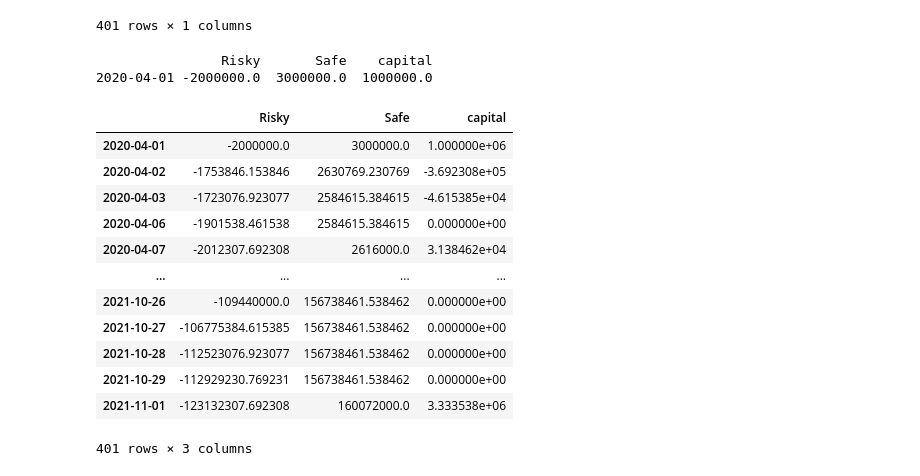
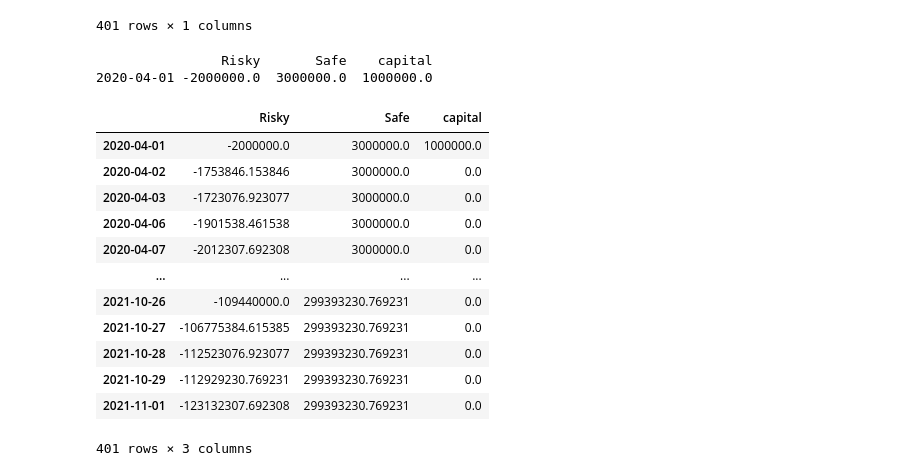
Before and after one commit to amoreira2/Lectures, a Jupyter notebook: chapters/Finance/LeverageandShorting.ipynb, the cells around one changed output. Drawn from its saved outputs; the diff is of its cells as text; code cells hidden in the pictures.

```diff
--- a/chapters/Finance/LeverageandShorting.ipynb
+++ b/chapters/Finance/LeverageandShorting.ipynb
@@ -181,7 +181,7 @@ val=1_000_000 # inital portfolio value
 
 rl=0.01/252 #borrowing spread
 m_initial=0.5 # Initial margin
-m_maintenance=0.3 # maintenance/minimum margin
+m_maintenance=0.4 # maintenance/minimum margin
 pos_RiskyAsset=1/m_initial*val
 pos_SafeAsset=val-pos_RiskyAsset
 
@@ -204,7 +204,7 @@ for d in df.index[1:]:
     if networth/pos_RiskyAsset<m_maintenance: # accoutn is in breach and trader has to rebalance (sell some stock to satisfy their position limits)
         print([pos_RiskyAsset,pos_SafeAsset])
         pos_RiskyAsset=networth*1/m_maintenance
-        post_SafeAsset=networth*(1-1/m_maintenance)
+        post_SafeAsset=networth-pos_RiskyAsset
         print([pos_RiskyAsset,pos_SafeAsset])
 
     W.at[d,'Risky']=pos_RiskyAsset
@@ -347,52 +355,49 @@ df
 401 rows × 1 columns
 # %%
 val=1_000_000 # inital capital
-
+m_initial=0.5
+m_m_maintenance=0.3
 sf=0/252# shorting fee
 rf=0/252 # tbill
 pos_RiskyAsset=-1/m_initial*val # it is negative becasue you are shorting!
 pos_SafeAsset=val-pos_RiskyAsset
 
 W=pd.DataFrame([],columns=['Risky','Safe']) # containet to store  portfolio overtime
 d=df.index[0]
 W.at[d,'Risky']=pos_RiskyAsset # position in Tesla at the start
 W.at[d,'Safe']=pos_SafeAsset
 W.at[d,'capital']=val
 print(W)
 
 for d in df.index[1:]:
     pos_SafeAsset=pos_SafeAsset*(1+rf)+pos_RiskyAsset*sf
     returnRiskyAsset=float(df.loc[d].values)
     pos_RiskyAsset=pos_RiskyAsset*(1+returnRiskyAsset)
     networth= pos_RiskyAsset+ pos_SafeAsset
     W.at[d,'capital']=0
 
 
     if networth/np.abs(pos_RiskyAsset)<m_maintenance: # if you breach the maintanece margim
         neededcapital=(np.abs(pos_RiskyAsset)*m_maintenance-networth)
         W.at[d,'capital']=neededcapital # how mcuh capital is injected in the trade
         pos_SafeAsset=pos_SafeAsset+neededcapital # change in the risk-free positions
-    elif networth/np.abs(pos_RiskyAsset)>m_initial: # if you have enough capital that allows you to relase some capital of the trade
-        releasedcapital=(np.abs(pos_RiskyAsset)*m_initial-networth)
-        W.at[d,'capital']=releasedcapital # how mcuh capital is injected in the trade
-        pos_SafeAsset=pos_SafeAsset+releasedcapital # change in the risk-free positions
 
     W.at[d,'Risky']=pos_RiskyAsset # position in Tesla at the start
     W.at[d,'Safe']=pos_SafeAsset
 W
 # %% [output]
                 Risky       Safe    capital
 2020-04-01 -2000000.0  3000000.0  1000000.0
 |  | Risky | Safe | capital |
-| 2020-04-01 | -2000000.0 | 3000000.0 | 1.000000e+06 |
-| 2020-04-02 | -1753846.153846 | 2630769.230769 | -3.692308e+05 |
-| 2020-04-03 | -1723076.923077 | 2584615.384615 | -4.615385e+04 |
-| 2020-04-06 | -1901538.461538 | 2584615.384615 | 0.000000e+00 |
-| 2020-04-07 | -2012307.692308 | 2616000.0 | 3.138462e+04 |
+| 2020-04-01 | -2000000.0 | 3000000.0 | 1000000.0 |
+| 2020-04-02 | -1753846.153846 | 3000000.0 | 0.0 |
+| 2020-04-03 | -1723076.923077 | 3000000.0 | 0.0 |
+| 2020-04-06 | -1901538.461538 | 3000000.0 | 0.0 |
+| 2020-04-07 | -2012307.692308 | 3000000.0 | 0.0 |
 | ... | ... | ... | ... |
-| 2021-10-26 | -109440000.0 | 156738461.538462 | 0.000000e+00 |
-| 2021-10-27 | -106775384.615385 | 156738461.538462 | 0.000000e+00 |
-| 2021-10-28 | -112523076.923077 | 156738461.538462 | 0.000000e+00 |
-| 2021-10-29 | -112929230.769231 | 156738461.538462 | 0.000000e+00 |
-| 2021-11-01 | -123132307.692308 | 160072000.0 | 3.333538e+06 |
+| 2021-10-26 | -109440000.0 | 299393230.769231 | 0.0 |
+| 2021-10-27 | -106775384.615385 | 299393230.769231 | 0.0 |
+| 2021-10-28 | -112523076.923077 | 299393230.769231 | 0.0 |
+| 2021-10-29 | -112929230.769231 | 299393230.769231 | 0.0 |
+| 2021-11-01 | -123132307.692308 | 299393230.769231 | 0.0 |
 401 rows × 3 columns
```
Also changed, not shown: parts of 8 cells of this notebook.
